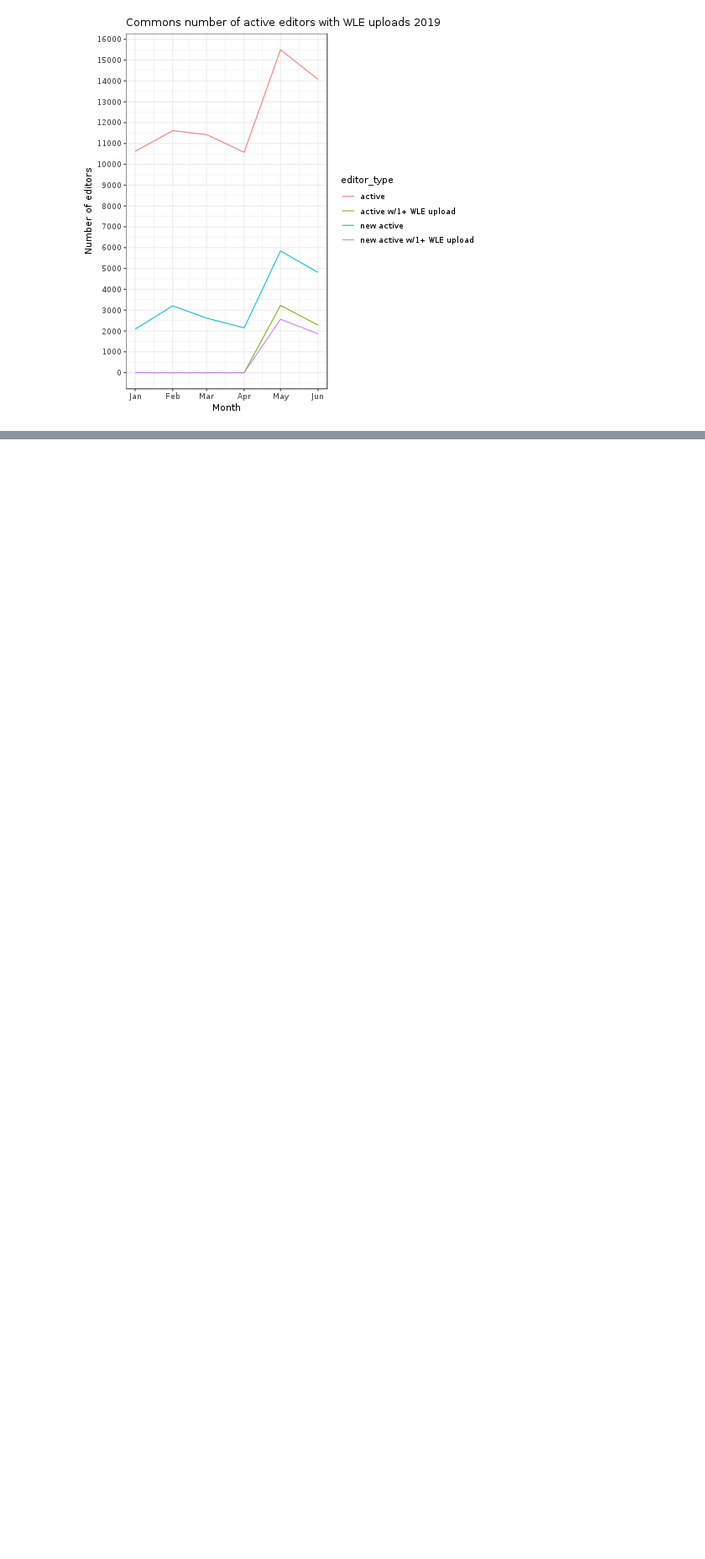
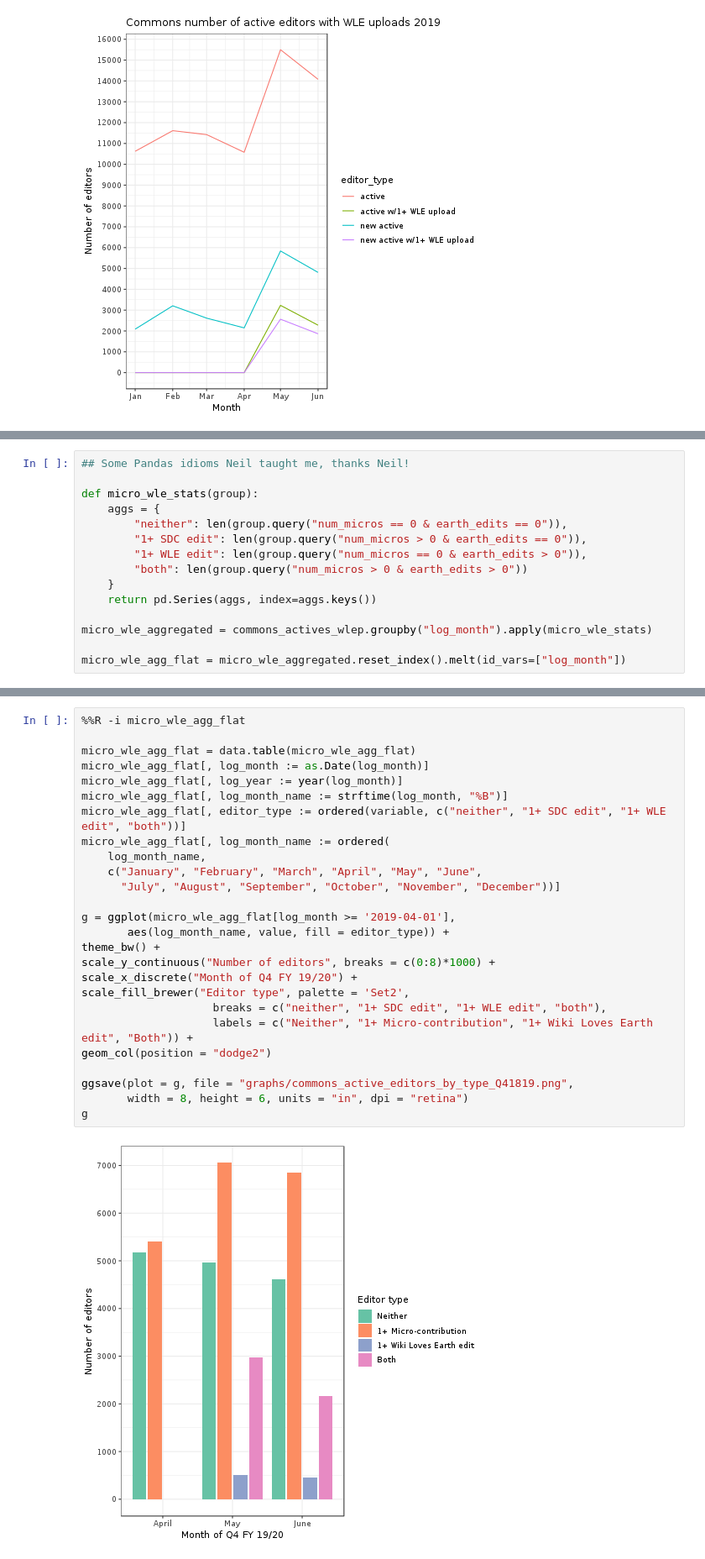
Before and after one commit to nettrom/Product-microcontributions-2019, a Jupyter notebook: active_editors.ipynb, the cells around one changed output, grey strips where cells are left out. Shown: that part at 84% size. Drawn from its saved outputs; the diff is of its cells as text; blank space fills up the shorter version.

```diff
--- a/active_editors.ipynb
+++ b/active_editors.ipynb
@@ -821,0 +892,15 @@ geom_line()
+# %%
+## Some Pandas idioms Neil taught me, thanks Neil!
+
+def micro_wle_stats(group):
+    aggs = {
+        "neither": len(group.query("num_micros == 0 & earth_edits == 0")),
+        "1+ SDC edit": len(group.query("num_micros > 0 & earth_edits == 0")),
+        "1+ WLE edit": len(group.query("num_micros == 0 & earth_edits > 0")),
+        "both": len(group.query("num_micros > 0 & earth_edits > 0"))
+    }
+    return pd.Series(aggs, index=aggs.keys())
+
+micro_wle_aggregated = commons_actives_wlep.groupby("log_month").apply(micro_wle_stats)
+
+micro_wle_agg_flat = micro_wle_aggregated.reset_index().melt(id_vars=["log_month"])
@@ -821,0 +928,28 @@ geom_line()
+# %%
+%%R -i micro_wle_agg_flat
+
+micro_wle_agg_flat = data.table(micro_wle_agg_flat)
+micro_wle_agg_flat[, log_month := as.Date(log_month)]
+micro_wle_agg_flat[, log_year := year(log_month)]
+micro_wle_agg_flat[, log_month_name := strftime(log_month, "%B")]
+micro_wle_agg_flat[, editor_type := ordered(variable, c("neither", "1+ SDC edit", "1+ WLE edit", "both"))]
+micro_wle_agg_flat[, log_month_name := ordered(
+    log_month_name,
+    c("January", "February", "March", "April", "May", "June",
+      "July", "August", "September", "October", "November", "December"))]
+
+g = ggplot(micro_wle_agg_flat[log_month >= '2019-04-01'],
+       aes(log_month_name, value, fill = editor_type)) +
+theme_bw() +
+scale_y_continuous("Number of editors", breaks = c(0:8)*1000) +
+scale_x_discrete("Month of Q4 FY 19/20") +
+scale_fill_brewer("Editor type", palette = 'Set2',
+                    breaks = c("neither", "1+ SDC edit", "1+ WLE edit", "both"),
+                    labels = c("Neither", "1+ Micro-contribution", "1+ Wiki Loves Earth edit", "Both")) +
+geom_col(position = "dodge2")
+
+ggsave(plot = g, file = "graphs/commons_active_editors_by_type_Q41819.png",
+       width = 8, height = 6, units = "in", dpi = "retina")
+g
+# %% [output]
+[figure, added]
```
Also changed, not shown: parts of 14 cells of this notebook, 3 other files.
